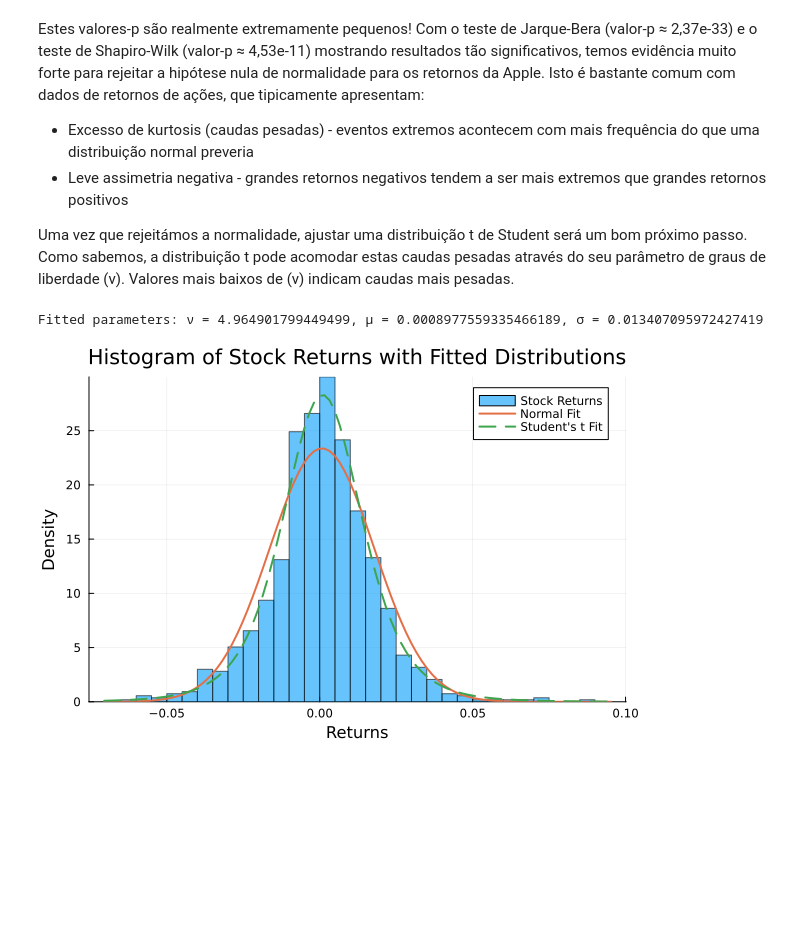
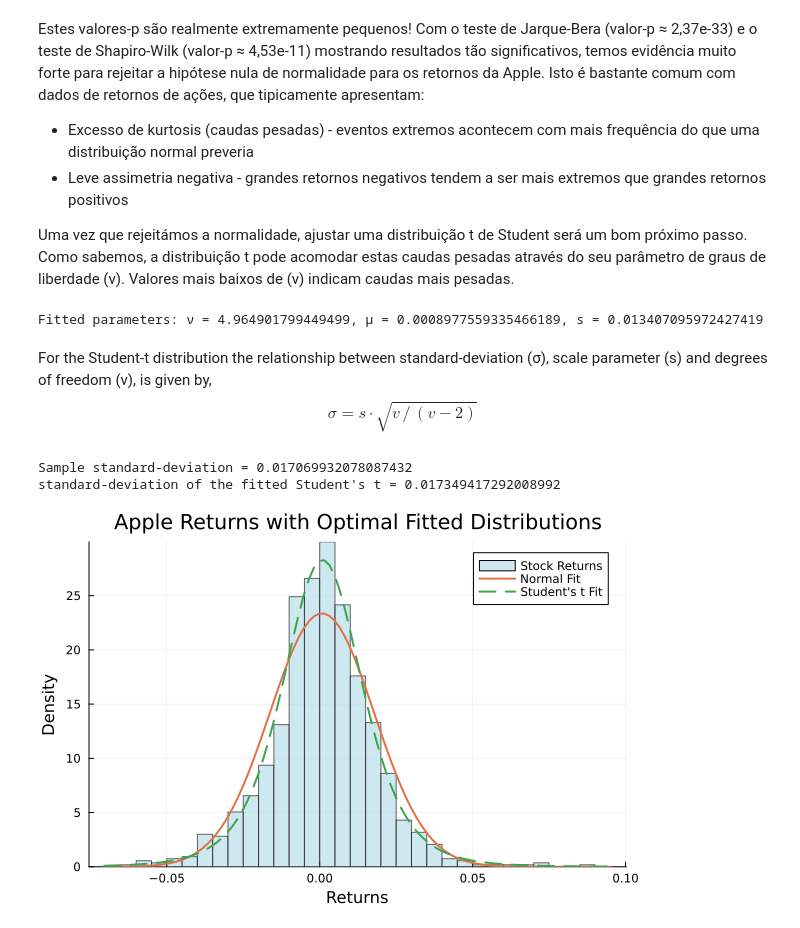
Before and after one commit to ASaragga/GRF, a Jupyter notebook: VaR_ETL.ipynb, the cells around one changed output. Drawn from its saved outputs; the diff is of its cells as text; code cells hidden in the pictures; blank space fills up the shorter version.

```diff
--- a/VaR_ETL.ipynb
+++ b/VaR_ETL.ipynb
@@ -174,32 +177,44 @@ initial_guess = [5.0, mean(returns), std(returns)]  # Use sample std for (s)
 lower_bounds = [0.1, -Inf, 1e-6]  # ν > 0, μ can be any value, s > 1e-6 (very small)
 upper_bounds = [Inf, Inf, Inf]    # No upper bounds for ν, μ and s
 
-
 # Optimize with bounds to ensure valid parameters
 result = optimize(params -> log_likelihood(params, returns), lower_bounds, upper_bounds, initial_guess, Fminbox(LBFGS()))
 
-
 # Extract the fitted parameters
 ν_fit, μ_fit, s_fit = result.minimizer
-println("Fitted parameters: ν = ", ν_fit, ", μ = ", μ_fit, ", σ = ", s_fit, "\n")
-
-
-# Create the fitted Student's t distribution
-t_fit = LocationScale(μ_fit, s_fit, TDist(ν_fit))  # Use LocationScale for proper shifting/scaling
-
-# Plot the histogram and fitted distributions
-histogram(returns, bins=30, normalize=:pdf, label="Stock Returns", alpha=0.6)
-
-# Overlay the fitted normal distribution
-x_range = range(minimum(returns) - 0.01, maximum(returns) + 0.01, length=100)  # Extend x_range
-plot!(x_range, pdf.(normal_fit, x_range), label="Normal Fit", linewidth=2)
-
-# Overlay the fitted Student's t distribution
-plot!(x_range, pdf.(t_fit, x_range), label="Student's t Fit", linewidth=2, linestyle=:dash)
-
-title!("Histogram of Stock Returns with Fitted Distributions")
-xlabel!("Returns")
-ylabel!("Density")
+println("Fitted parameters: ν = ", ν_fit, ", μ = ", μ_fit, ", s = ", s_fit)
 # %% [output]
-Fitted parameters: ν = 4.964901799449499, μ = 0.0008977559335466189, σ = 0.013407095972427419
+Fitted parameters: ν = 4.964901799449499, μ = 0.0008977559335466189, s = 0.013407095972427419
-[figure, removed]
+# %% [markdown]
+For the Student-t distribution the relationship between standard-deviation (σ), scale parameter (s) and degrees of freedom (v), is given by,
+$$\sigma = s \cdot \sqrt{v\,/\,(v-2)}$$
+# %%
+println("Sample standard-deviation = ", σ)
+
+𝜎_fit = s_fit * sqrt(ν_fit / (ν_fit-2.0))
+
+println("standard-deviation of the fitted Student's t = ", 𝜎_fit)
+
+# If the sample standard deviation of the data were much different, the fitted parameters are likely incorrect, and we should revisit the optimization process.
+# %% [output]
+Sample standard-deviation = 0.017069932078087432
+standard-deviation of the fitted Student's t = 0.017349417292008992
+# %%
+# Create the fitted Student's t distribution
+t_fit = LocationScale(μ_fit, s_fit, TDist(ν_fit))  # Use LocationScale for proper shifting/scaling
+
+# Plot the histogram with empirical distribution
+histogram(returns, bins=30, color=:lightblue, normalize=:pdf, label="Stock Returns", alpha=0.6)
+
+# Overlay the fitted normal distribution
+x_range = range(minimum(returns) - 0.01, maximum(returns) + 0.01, length=100)  # Extend x_range
+plot!(x_range, pdf.(normal_fit, x_range), label="Normal Fit", linewidth=2)
+
+# Overlay the fitted Student's t distribution
+fig4 = plot!(x_range, pdf.(t_fit, x_range), label="Student's t Fit", linewidth=2, linestyle=:dash)
+
+title!("Apple Returns with Optimal Fitted Distributions")
+xlabel!("Returns")
+ylabel!("Density")
+# %% [output]
+[figure, added]
```
Also changed, not shown: parts of 5 cells of this notebook.
